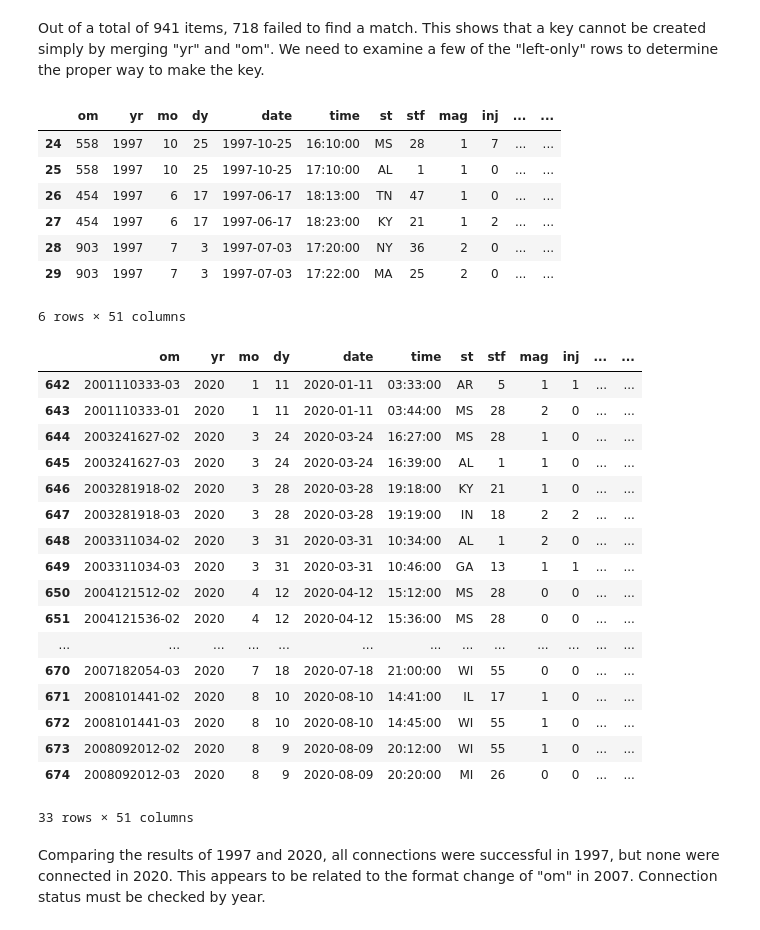
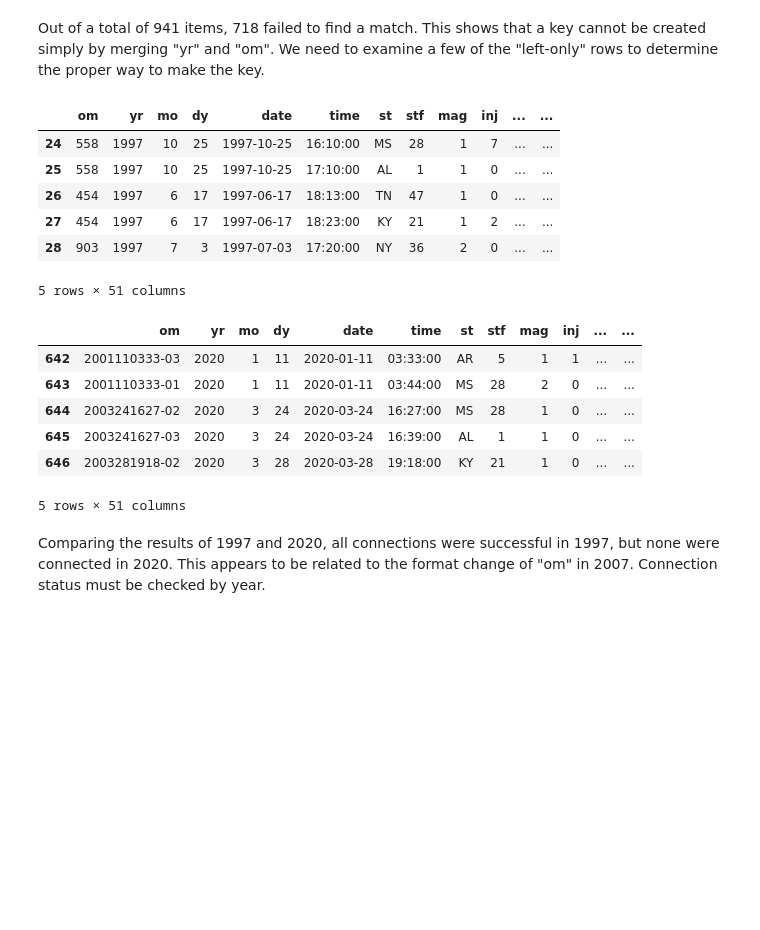
Before and after one commit to hbingley/DangerousTornadoes, a Jupyter notebook: FinalProject.ipynb, the cells around one changed output. Saved outputs shown, nothing was run; the diff lists cells and outputs as text; code cells hidden in the pictures; blank space fills up the shorter version.

```diff
--- a/FinalProject.ipynb
+++ b/FinalProject.ipynb
@@ -404,35 +356,23 @@ Name: count, dtype: int64
 # %% [markdown]
 Out of a total of 941 items, 718 failed to find a match. This shows that a key cannot be created simply by merging "yr" and "om". We need to examine a few of the "left-only" rows to determine the proper way to make the key.
 # %%
-display(m_df[m_df["yr"] == 1997])
-display(m_df[m_df["yr"] == 2020])
+display(m_df[m_df["yr"] == 1997].head(5))
+display(m_df[m_df["yr"] == 2020].head(5))
 # %% [output]
 |  | om | yr | mo | dy | date | time | st | stf | mag | inj | ... | ... |
 | 24 | 558 | 1997 | 10 | 25 | 1997-10-25 | 16:10:00 | MS | 28 | 1 | 7 | ... | ... |
 | 25 | 558 | 1997 | 10 | 25 | 1997-10-25 | 17:10:00 | AL | 1 | 1 | 0 | ... | ... |
 | 26 | 454 | 1997 | 6 | 17 | 1997-06-17 | 18:13:00 | TN | 47 | 1 | 0 | ... | ... |
 | 27 | 454 | 1997 | 6 | 17 | 1997-06-17 | 18:23:00 | KY | 21 | 1 | 2 | ... | ... |
 | 28 | 903 | 1997 | 7 | 3 | 1997-07-03 | 17:20:00 | NY | 36 | 2 | 0 | ... | ... |
-| 29 | 903 | 1997 | 7 | 3 | 1997-07-03 | 17:22:00 | MA | 25 | 2 | 0 | ... | ... |
-6 rows × 51 columns
+5 rows × 51 columns
 |  | om | yr | mo | dy | date | time | st | stf | mag | inj | ... | ... |
 | 642 | 2001110333-03 | 2020 | 1 | 11 | 2020-01-11 | 03:33:00 | AR | 5 | 1 | 1 | ... | ... |
 | 643 | 2001110333-01 | 2020 | 1 | 11 | 2020-01-11 | 03:44:00 | MS | 28 | 2 | 0 | ... | ... |
 | 644 | 2003241627-02 | 2020 | 3 | 24 | 2020-03-24 | 16:27:00 | MS | 28 | 1 | 0 | ... | ... |
 | 645 | 2003241627-03 | 2020 | 3 | 24 | 2020-03-24 | 16:39:00 | AL | 1 | 1 | 0 | ... | ... |
 | 646 | 2003281918-02 | 2020 | 3 | 28 | 2020-03-28 | 19:18:00 | KY | 21 | 1 | 0 | ... | ... |
-| 647 | 2003281918-03 | 2020 | 3 | 28 | 2020-03-28 | 19:19:00 | IN | 18 | 2 | 2 | ... | ... |
-| 648 | 2003311034-02 | 2020 | 3 | 31 | 2020-03-31 | 10:34:00 | AL | 1 | 2 | 0 | ... | ... |
-| 649 | 2003311034-03 | 2020 | 3 | 31 | 2020-03-31 | 10:46:00 | GA | 13 | 1 | 1 | ... | ... |
-| 650 | 2004121512-02 | 2020 | 4 | 12 | 2020-04-12 | 15:12:00 | MS | 28 | 0 | 0 | ... | ... |
-| 651 | 2004121536-02 | 2020 | 4 | 12 | 2020-04-12 | 15:36:00 | MS | 28 | 0 | 0 | ... | ... |
-| ... | ... | ... | ... | ... | ... | ... | ... | ... | ... | ... | ... | ... |
-| 670 | 2007182054-03 | 2020 | 7 | 18 | 2020-07-18 | 21:00:00 | WI | 55 | 0 | 0 | ... | ... |
-| 671 | 2008101441-02 | 2020 | 8 | 10 | 2020-08-10 | 14:41:00 | IL | 17 | 1 | 0 | ... | ... |
-| 672 | 2008101441-03 | 2020 | 8 | 10 | 2020-08-10 | 14:45:00 | WI | 55 | 1 | 0 | ... | ... |
-| 673 | 2008092012-02 | 2020 | 8 | 9 | 2020-08-09 | 20:12:00 | WI | 55 | 1 | 0 | ... | ... |
-| 674 | 2008092012-03 | 2020 | 8 | 9 | 2020-08-09 | 20:20:00 | MI | 26 | 0 | 0 | ... | ... |
-33 rows × 51 columns
+5 rows × 51 columns
 # %% [markdown]
 Comparing the results of 1997 and 2020, all connections were successful in 1997, but none were connected in 2020. This appears to be related to the format change of "om" in 2007. Connection status must be checked by year.
 # %%
```
Also changed, not shown: parts of 43 cells of this notebook.
